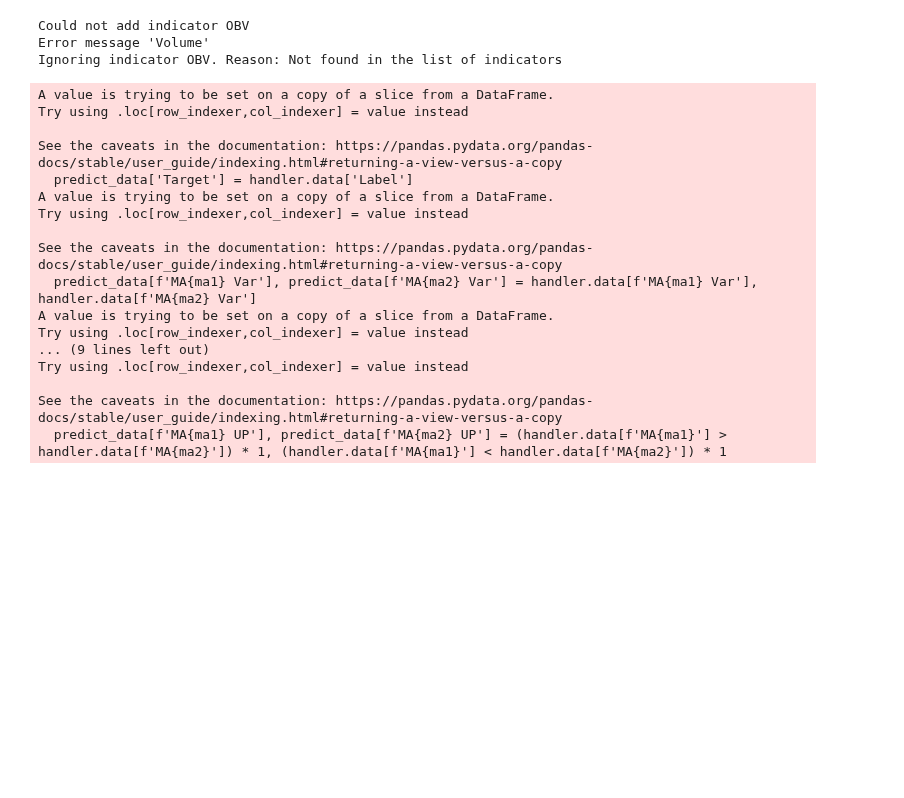
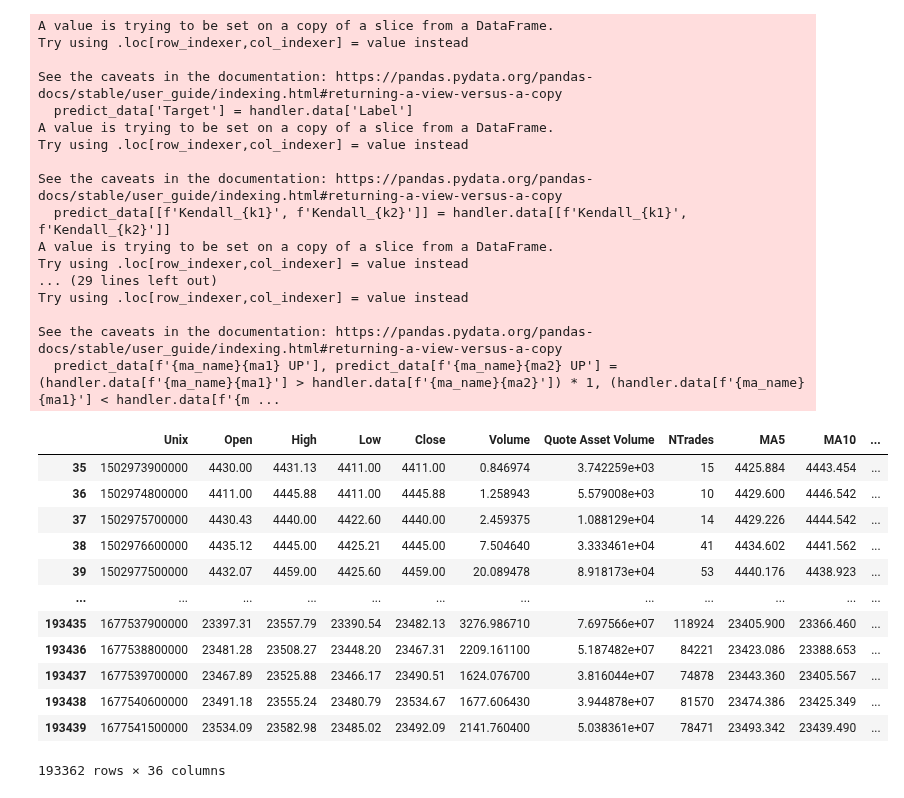
Before and after one commit to Alexis-Fauxbaton/Financial-Predictions, a Jupyter notebook: crossover_training.ipynb, the cells around one changed output. Cells and saved outputs as stored; diff of their text form; code cells hidden in the pictures; blank space fills up the shorter version.

```diff
--- a/crossover_training.ipynb
+++ b/crossover_training.ipynb
@@ -21,14 +28,20 @@ handler = NewDataHandler(dataset=data)
 # %%
 crossover_horizon = 3
 # %%
-ma1, ma2 = 5, 10
-handler.data = ma_crossover_labelling(handler.data, ma1, ma2, crossover_horizon)
+ma1, ma2, ma_mode = 5, 10, 'normal'
+ma_modes = {'exponential': 'EMA', 'normal': 'MA'}
+ma_name = ma_modes[ma_mode]
+k1, k2 = 5, 10
+
+handler.data = ma_crossover_labelling(handler.data, ma1, ma2, crossover_horizon, ma_mode)
+
+handler.data = add_kendall_tau(handler.data, k1)
+handler.data = add_kendall_tau(handler.data, k2)
 
 handler.add_indicators([Indicators.RSI, Indicators.MACD,
-                       Indicators.ADX, Indicators.OBV, Indicators.TICK_DENSITY])
+                       Indicators.ADX, Indicators.OBV, Indicators.NTRADES])
 
-handler.create_var_indicator([Indicators.RSI, Indicators.MACD, Indicators.ADX, Indicators.OBV, Indicators.PERC_RET,
-                              Indicators.TICK_DENSITY])
+handler.create_var_indicator([Indicators.RSI, Indicators.MACD, Indicators.ADX, Indicators.OBV, Indicators.LOG_RET, Indicators.NTRADES])
 
 # display(handler.data[handler.data.isnull().any(axis=1)]) # Displaying all the rows that contain missing values to see if they are spread across the dataframe
 
@@ -40,29 +53,46 @@ handler.data.dropna(axis=0, inplace=True)
 
 handler.create_predict_data()
 
+# handler.data.drop('NTrades', axis=1, inplace=True)
+
 predict_data = handler.predict_data
 predict_data['Target'] = handler.data['Label']
-predict_data[f'MA{ma1} Var'], predict_data[f'MA{ma2} Var'] = handler.data[f'MA{ma1} Var'], handler.data[f'MA{ma2} Var']
-predict_data[f'MA{ma1} UP'], predict_data[f'MA{ma2} UP'] = (handler.data[f'MA{ma1}'] > handler.data[f'MA{ma2}']) * 1, (handler.data[f'MA{ma1}'] < handler.data[f'MA{ma2}']) * 1
+predict_data[[f'Kendall_{k1}', f'Kendall_{k2}']] = handler.data[[f'Kendall_{k1}', f'Kendall_{k2}']]
+predict_data[f'{ma_name}{ma1} Var'], predict_data[f'{ma_name}{ma2} Var'] = handler.data[f'{ma_name}{ma1} Var'], handler.data[f'{ma_name}{ma2} Var']
+predict_data[f'Close_{ma_name}{ma1}_PERC_DIFF'], predict_data[f'Close_{ma_name}{ma2}_PERC_DIFF'] = handler.data[f'Close_{ma_name}{ma1}_PERC_DIFF'], handler.data[f'Close_{ma_name}{ma2}_PERC_DIFF']
+predict_data[f'{ma_name}{ma1} UP'], predict_data[f'{ma_name}{ma2} UP'] = (handler.data[f'{ma_name}{ma1}'] > handler.data[f'{ma_name}{ma2}']) * 1, (handler.data[f'{ma_name}{ma1}'] < handler.data[f'{ma_name}{ma2}']) * 1
 predict_data.reset_index(drop=True, inplace=True)
 # %% [output]
-Could not add indicator OBV
-Error message 'Volume'
-Ignoring indicator OBV. Reason: Not found in the list of indicators
+A value is trying to be set on a copy of a slice from a DataFrame.
+Try using .loc[row_indexer,col_indexer] = value instead
+
+See the caveats in the documentation: https://pandas.pydata.org/pandas-docs/stable/user_guide/indexing.html#returning-a-view-versus-a-copy
+  predict_data['Target'] = handler.data['Label']
+A value is trying to be set on a copy of a slice from a DataFrame.
+Try using .loc[row_indexer,col_indexer] = value instead
+
+See the caveats in the documentation: https://pandas.pydata.org/pandas-docs/stable/user_guide/indexing.html#returning-a-view-versus-a-copy
+  predict_data[[f'Kendall_{k1}', f'Kendall_{k2}']] = handler.data[[f'Kendall_{k1}', f'Kendall_{k2}']]
+A value is trying to be set on a copy of a slice from a DataFrame.
+Try using .loc[row_indexer,col_indexer] = value instead
+... (29 lines left out)
+Try using .loc[row_indexer,col_indexer] = value instead
+
+See the caveats in the documentation: https://pandas.pydata.org/pandas-docs/stable/user_guide/indexing.html#returning-a-view-versus-a-copy
+  predict_data[f'{ma_name}{ma1} UP'], predict_data[f'{ma_name}{ma2} UP'] = (handler.data[f'{ma_name}{ma1}'] > handler.data[f'{ma_name}{ma2}']) * 1, (handler.data[f'{ma_name}{ma1}'] < handler.data[f'{m ...
-A value is trying to be set on a copy of a slice from a DataFrame.
-Try using .loc[row_indexer,col_indexer] = value instead
-
-See the caveats in the documentation: https://pandas.pydata.org/pandas-docs/stable/user_guide/indexing.html#returning-a-view-versus-a-copy
-  predict_data['Target'] = handler.data['Label']
-A value is trying to be set on a copy of a slice from a DataFrame.
-Try using .loc[row_indexer,col_indexer] = value instead
-
-See the caveats in the documentation: https://pandas.pydata.org/pandas-docs/stable/user_guide/indexing.html#returning-a-view-versus-a-copy
-  predict_data[f'MA{ma1} Var'], predict_data[f'MA{ma2} Var'] = handler.data[f'MA{ma1} Var'], handler.data[f'MA{ma2} Var']
-A value is trying to be set on a copy of a slice from a DataFrame.
-Try using .loc[row_indexer,col_indexer] = value instead
-... (9 lines left out)
-Try using .loc[row_indexer,col_indexer] = value instead
-
-See the caveats in the documentation: https://pandas.pydata.org/pandas-docs/stable/user_guide/indexing.html#returning-a-view-versus-a-copy
-  predict_data[f'MA{ma1} UP'], predict_data[f'MA{ma2} UP'] = (handler.data[f'MA{ma1}'] > handler.data[f'MA{ma2}']) * 1, (handler.data[f'MA{ma1}'] < handler.data[f'MA{ma2}']) * 1
+# %%
+handler.data
+# %% [output]
+|  | Unix | Open | High | Low | Close | Volume | Quote Asset Volume | NTrades | MA5 | MA10 | ... |
+| 35 | 1502973900000 | 4430.00 | 4431.13 | 4411.00 | 4411.00 | 0.846974 | 3.742259e+03 | 15 | 4425.884 | 4443.454 | ... |
+| 36 | 1502974800000 | 4411.00 | 4445.88 | 4411.00 | 4445.88 | 1.258943 | 5.579008e+03 | 10 | 4429.600 | 4446.542 | ... |
+| 37 | 1502975700000 | 4430.43 | 4440.00 | 4422.60 | 4440.00 | 2.459375 | 1.088129e+04 | 14 | 4429.226 | 4444.542 | ... |
+| 38 | 1502976600000 | 4435.12 | 4445.00 | 4425.21 | 4445.00 | 7.504640 | 3.333461e+04 | 41 | 4434.602 | 4441.562 | ... |
+| 39 | 1502977500000 | 4432.07 | 4459.00 | 4425.60 | 4459.00 | 20.089478 | 8.918173e+04 | 53 | 4440.176 | 4438.923 | ... |
+| ... | ... | ... | ... | ... | ... | ... | ... | ... | ... | ... | ... |
+| 193435 | 1677537900000 | 23397.31 | 23557.79 | 23390.54 | 23482.13 | 3276.986710 | 7.697566e+07 | 118924 | 23405.900 | 23366.460 | ... |
+| 193436 | 1677538800000 | 23481.28 | 23508.27 | 23448.20 | 23467.31 | 2209.161100 | 5.187482e+07 | 84221 | 23423.086 | 23388.653 | ... |
+| 193437 | 1677539700000 | 23467.89 | 23525.88 | 23466.17 | 23490.51 | 1624.076700 | 3.816044e+07 | 74878 | 23443.360 | 23405.567 | ... |
+| 193438 | 1677540600000 | 23491.18 | 23555.24 | 23480.79 | 23534.67 | 1677.606430 | 3.944878e+07 | 81570 | 23474.386 | 23425.349 | ... |
+| 193439 | 1677541500000 | 23534.09 | 23582.98 | 23485.02 | 23492.09 | 2141.760400 | 5.038361e+07 | 78471 | 23493.342 | 23439.490 | ... |
+193362 rows × 36 columns
```
Also changed, not shown: parts of 13 cells of this notebook, 7 other files.
